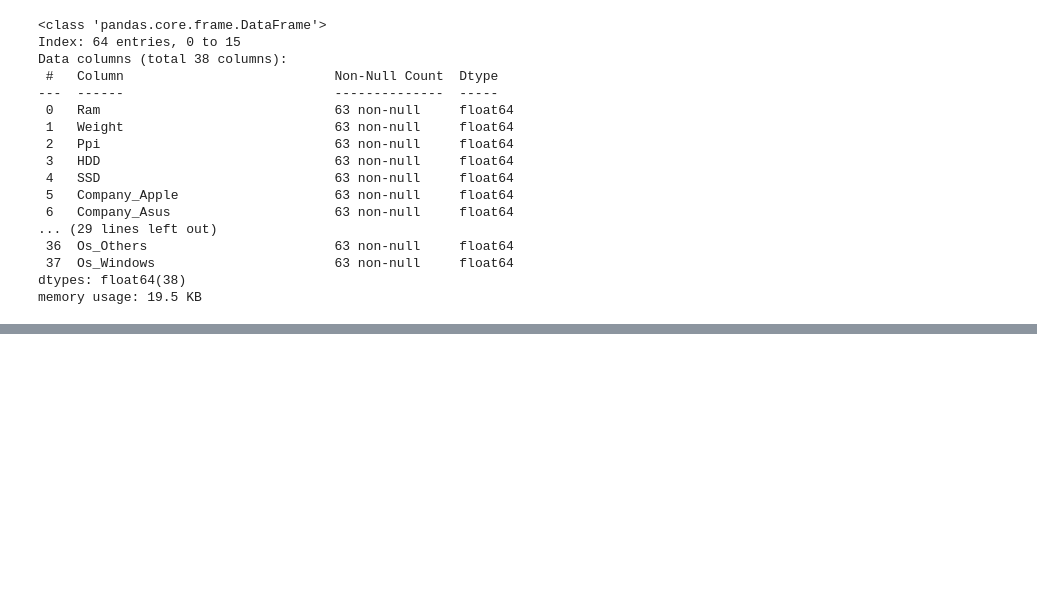
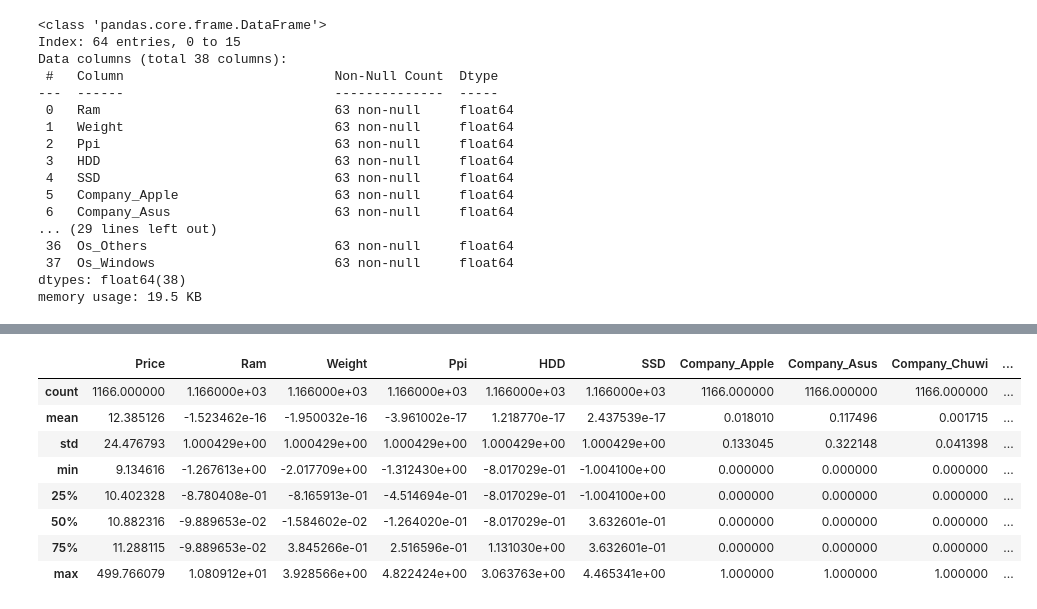
Before and after one commit to ddummann/BI-202302-1, a Jupyter notebook: Lab2/MainNotebook.ipynb, the cells around one changed output, grey strips where cells are left out. Cells and saved outputs as stored; diff of their text form; code cells hidden in the pictures; blank space fills up the shorter version.

Commit message:
Normalización de datos hecha

```diff
--- a/Lab2/MainNotebook.ipynb
+++ b/Lab2/MainNotebook.ipynb
@@ -585,0 +588,5 @@ sns.heatmap(correlation_matrix, annot=True, cmap='coolwarm')
+# %%
+scaler = StandardScaler()
+
+# Ajustar el scaler con los datos de entrenamiento
+scaler.fit(df_laptops_train_copy[featuresNumericas])
@@ -585,0 +600,4 @@ sns.heatmap(correlation_matrix, annot=True, cmap='coolwarm')
+# %%
+# Transformar los conjuntos de datos
+df_laptops_train_copy[featuresNumericas] = scaler.transform(df_laptops_train_copy[featuresNumericas])
+df_laptops_test_unlabeled_copy[featuresNumericas] = scaler.transform(df_laptops_test_unlabeled_copy[featuresNumericas])
@@ -585,0 +613,13 @@ sns.heatmap(correlation_matrix, annot=True, cmap='coolwarm')
+# %%
+# Revisar el resultado
+df_laptops_train_copy.describe()
+# %% [output]
+|  | Price | Ram | Weight | Ppi | HDD | SSD | Company_Apple | Company_Asus | Company_Chuwi | ... |
+| count | 1166.000000 | 1.166000e+03 | 1.166000e+03 | 1.166000e+03 | 1.166000e+03 | 1.166000e+03 | 1166.000000 | 1166.000000 | 1166.000000 | ... |
+| mean | 12.385126 | -1.523462e-16 | -1.950032e-16 | -3.961002e-17 | 1.218770e-17 | 2.437539e-17 | 0.018010 | 0.117496 | 0.001715 | ... |
+| std | 24.476793 | 1.000429e+00 | 1.000429e+00 | 1.000429e+00 | 1.000429e+00 | 1.000429e+00 | 0.133045 | 0.322148 | 0.041398 | ... |
+| min | 9.134616 | -1.267613e+00 | -2.017709e+00 | -1.312430e+00 | -8.017029e-01 | -1.004100e+00 | 0.000000 | 0.000000 | 0.000000 | ... |
+| 25% | 10.402328 | -8.780408e-01 | -8.165913e-01 | -4.514694e-01 | -8.017029e-01 | -1.004100e+00 | 0.000000 | 0.000000 | 0.000000 | ... |
+| 50% | 10.882316 | -9.889653e-02 | -1.584602e-02 | -1.264020e-01 | -8.017029e-01 | 3.632601e-01 | 0.000000 | 0.000000 | 0.000000 | ... |
+| 75% | 11.288115 | -9.889653e-02 | 3.845266e-01 | 2.516596e-01 | 1.131030e+00 | 3.632601e-01 | 0.000000 | 0.000000 | 0.000000 | ... |
+| max | 499.766079 | 1.080912e+01 | 3.928566e+00 | 4.822424e+00 | 3.063763e+00 | 4.465341e+00 | 1.000000 | 1.000000 | 1.000000 | ... |
```
Also changed, not shown: parts of 10 cells of this notebook.
